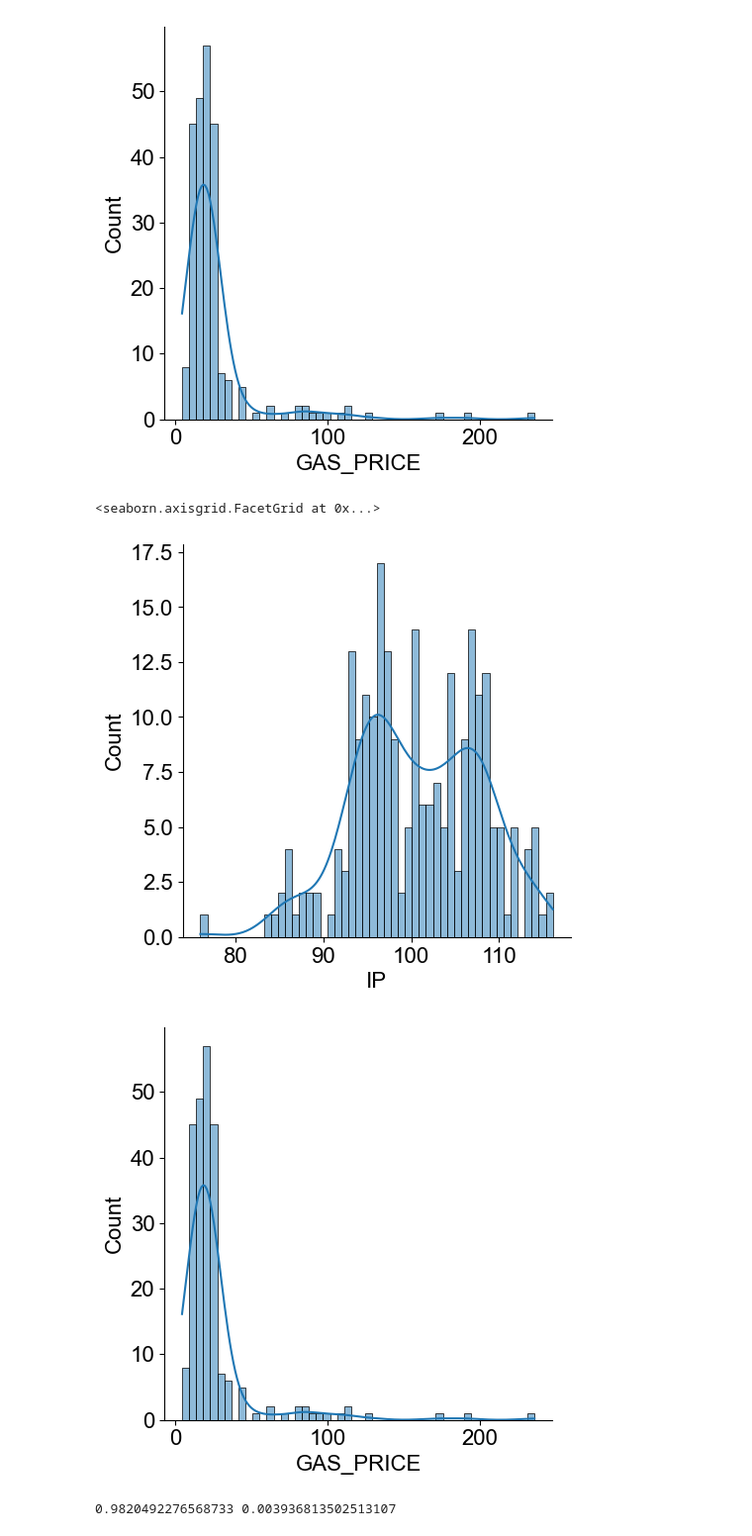
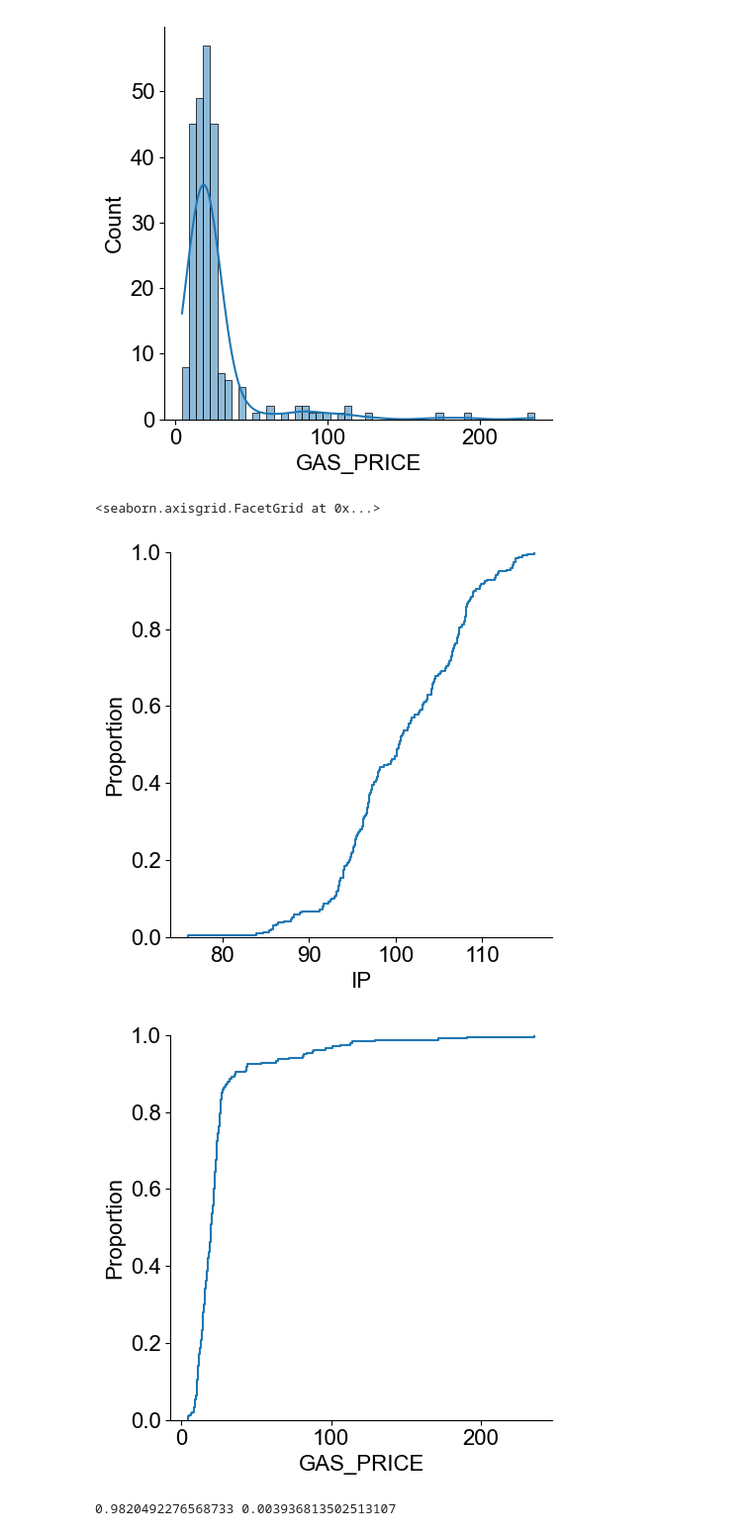
Before and after one commit to lorenzrossi/GaR, a Jupyter notebook: src/data_exploraation.ipynb, the cells around one changed output. Shown at 99% size. Cells and saved outputs as stored; diff of their text form; code cells hidden in the pictures.

```diff
--- a/src/data_exploraation.ipynb
+++ b/src/data_exploraation.ipynb
@@ -16,7 +17,7 @@ path = 'data'
 df = pd.read_csv(os.path.join(path, "sample_df.csv"))
 # %%
 df['Time'] = pd.to_datetime(df['Time'], format="%Y-%m")
-#df['Time'] = df['Time'].dt.strftime('%Y-%m')
+df['Time'] = df['Time'].dt.strftime('%Y-%m')
 # %%
 df = df.rename(columns={"OBS_VALUE": "IP"})
 # %%
@@ -113,12 +99,12 @@ sns.displot(df, x="GAS_PRICE", bins = 50, kde= True)
 [figure]
 [figure]
 # %%
-sns.displot(df, x="IP", bins = 50, kde= True)
-sns.displot(df, x="GAS_PRICE", bins = 50, kde= True)
+sns.displot(df, x="IP", kind="ecdf")
+sns.displot(df, x="GAS_PRICE", kind="ecdf")
 # %% [output]
 <seaborn.axisgrid.FacetGrid at 0x...>
-[figure, old version]
+[figure, new version]
-[figure, old version]
+[figure, new version]
 # %%
 shapiro_ip = stats.shapiro(df.IP)
 print(shapiro_ip.statistic, shapiro_ip.pvalue)
```
Also changed, not shown: parts of 7 cells of this notebook, 4 other files.
